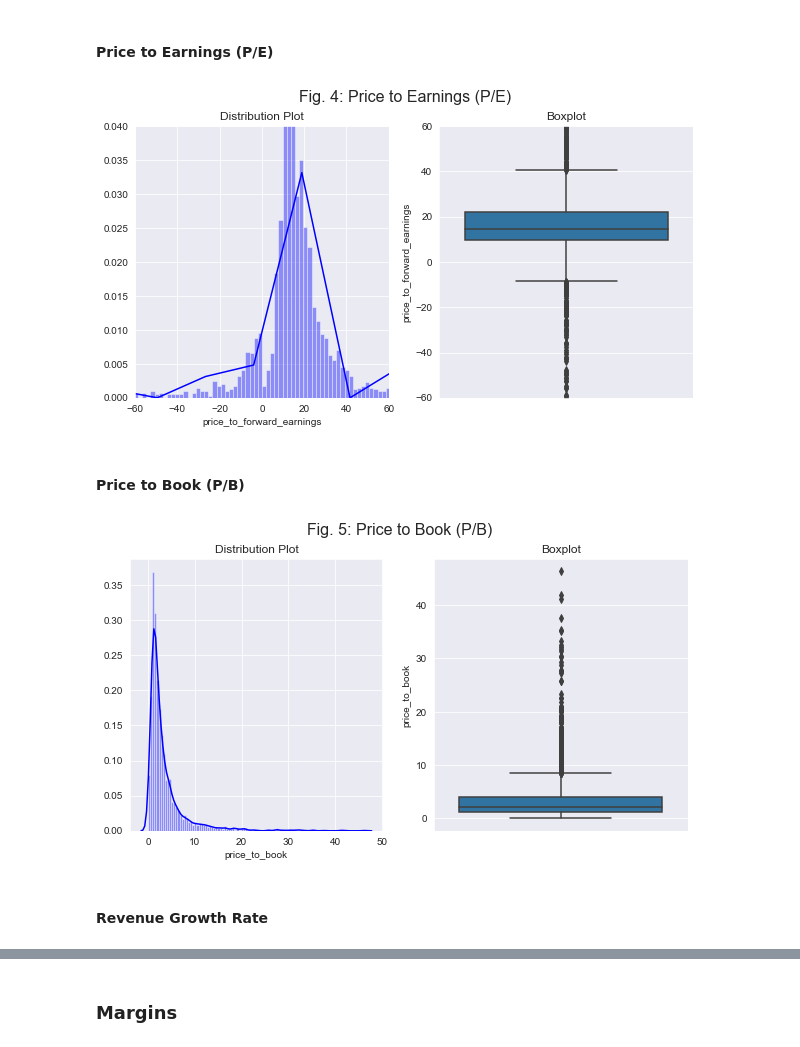
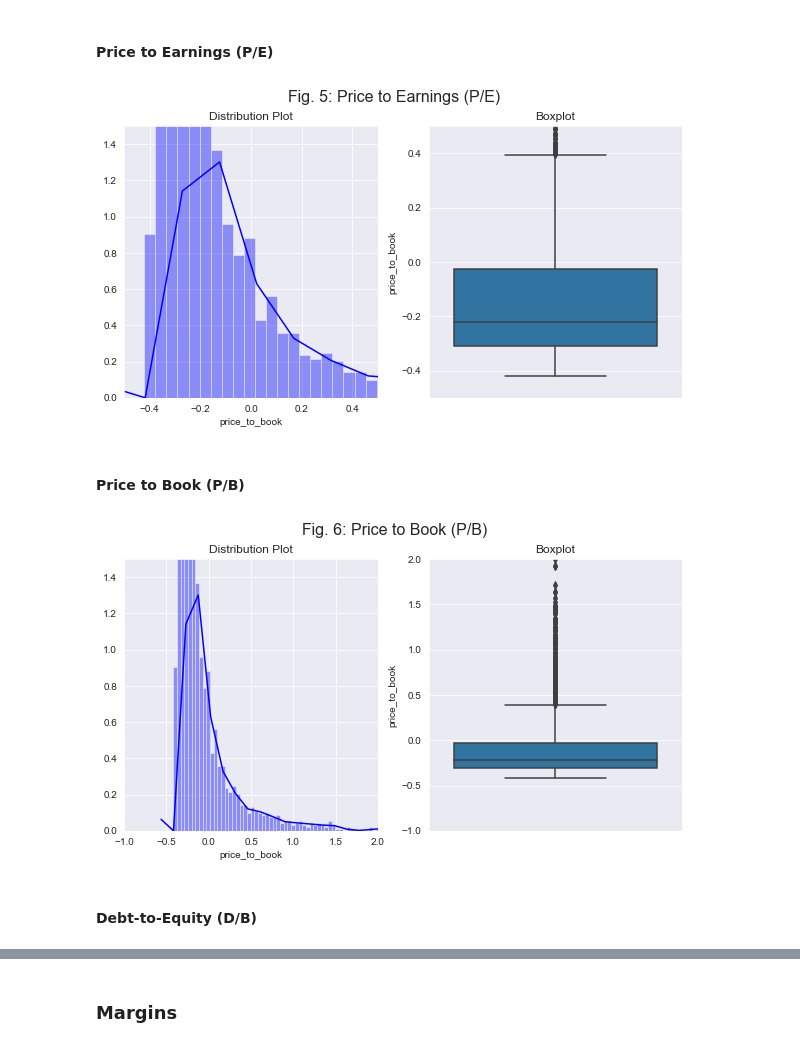
Before and after one commit to jprinfret/stock_classifier, a Jupyter notebook: exploratory_data_analysis.ipynb, the cells around one changed output, grey strips where cells are left out. Drawn from its saved outputs; the diff is of its cells as text; code cells hidden in the pictures.

```diff
--- a/exploratory_data_analysis.ipynb
+++ b/exploratory_data_analysis.ipynb
@@ -89,2 +107,0 @@ memory usage: 312.8+ KB
-# %%
-df['52_week_delta'] = df['52_week_delta'].map(lambda x: float(x))
@@ -151,0 +120,29 @@ df = df[
+# %%
+# step 1
+df['fifty_two'] = df['fifty_two']*100
+df = df[(df['fifty_two'] != np.inf) &
+        ((df['dividend_payout_ratio'] <= 100) & (df['dividend_payout_ratio'] >= 0)) &
+        (df['price_to_book'] >= 0) &
+        (df['debt_to_equity'] >= 0) &
+#         ((df['forward_eps'] <= 100) & (df['forward_eps'] >= -100)) &
+#         ((df['price_to_forward_earnings'] <= 2000) & (df['price_to_forward_earnings'] >= -2000)) &
+#         (df['g_revenue'] <= 1000) &
+        (df['gross_margin'] >= -100)
+       ]
+
+# step 2
+df['log_mktcap'] = np.log(df['market_cap'])
+df.drop(['market_cap'], axis=1, inplace=True)
+df.reset_index(drop=True, inplace=True)
+
+#step 3
+std = StandardScaler()
+unscaled_data = df[['recommendation']]
+data_to_be_scaled = df.drop(['recommendation'], axis=1)
+columns = data_to_be_scaled.columns
+scaled_data = pd.DataFrame(std.fit_transform(data_to_be_scaled), columns=columns)
+df = pd.concat([unscaled_data, scaled_data], axis=1)
+
+# step 4
+print(df.shape)
+df.head()
@@ -427,36 +425,39 @@ ax2.set_ylim(-10,10);
 #### Price to Earnings (P/E)
 # %%
 fig = plt.figure(figsize=(10,5));
-fig.suptitle('Fig. 4: Price to Earnings (P/E)', fontsize=16)
+fig.suptitle('Fig. 5: Price to Earnings (P/E)', fontsize=16)
 
 ax1 = fig.add_subplot(121);
-sns.distplot(df['price_to_forward_earnings'], bins='auto', color='b', ax=ax1);
+sns.distplot(df['price_to_book'], bins='auto', color='b', ax=ax1);
 ax1.set_title('Distribution Plot');
-ax1.set_xlim(-60,60);
-ax1.set_ylim(0, 0.04);
+ax1.set_xlim(-0.5, 0.5);
+ax1.set_ylim(0, 1.5);
 
 ax2 = fig.add_subplot(122);
-sns.boxplot(df['price_to_forward_earnings'], orient='v', ax=ax2);
+sns.boxplot(df['price_to_book'], orient='v', ax=ax2);
 ax2.set_title('Boxplot');
-ax2.set_ylim(-60,60);
+ax2.set_ylim(-0.5, 0.5);
 # %% [output]
-[figure, old version]
+[figure, new version]
 # %% [markdown]
 #### Price to Book (P/B)
 # %%
 fig = plt.figure(figsize=(10,5));
-fig.suptitle('Fig. 5: Price to Book (P/B)', fontsize=16)
+fig.suptitle('Fig. 6: Price to Book (P/B)', fontsize=16)
 
 ax1 = fig.add_subplot(121);
 sns.distplot(df['price_to_book'], bins='auto', color='b', ax=ax1);
 ax1.set_title('Distribution Plot');
+ax1.set_ylim(0, 1.5);
+ax1.set_xlim(-1,2)
 
 ax2 = fig.add_subplot(122);
 sns.boxplot(df['price_to_book'], orient='v', ax=ax2);
 ax2.set_title('Boxplot');
+ax2.set_ylim(-1,2);
 # %% [output]
-[figure, old version]
+[figure, new version]
-# %% [markdown]
-#### Revenue Growth Rate
+# %% [markdown]
+#### Debt-to-Equity (D/B)
 # %%
 fig = plt.figure(figsize=(10,5));
```
Also changed, not shown: parts of 34 cells of this notebook, 5 other files.
